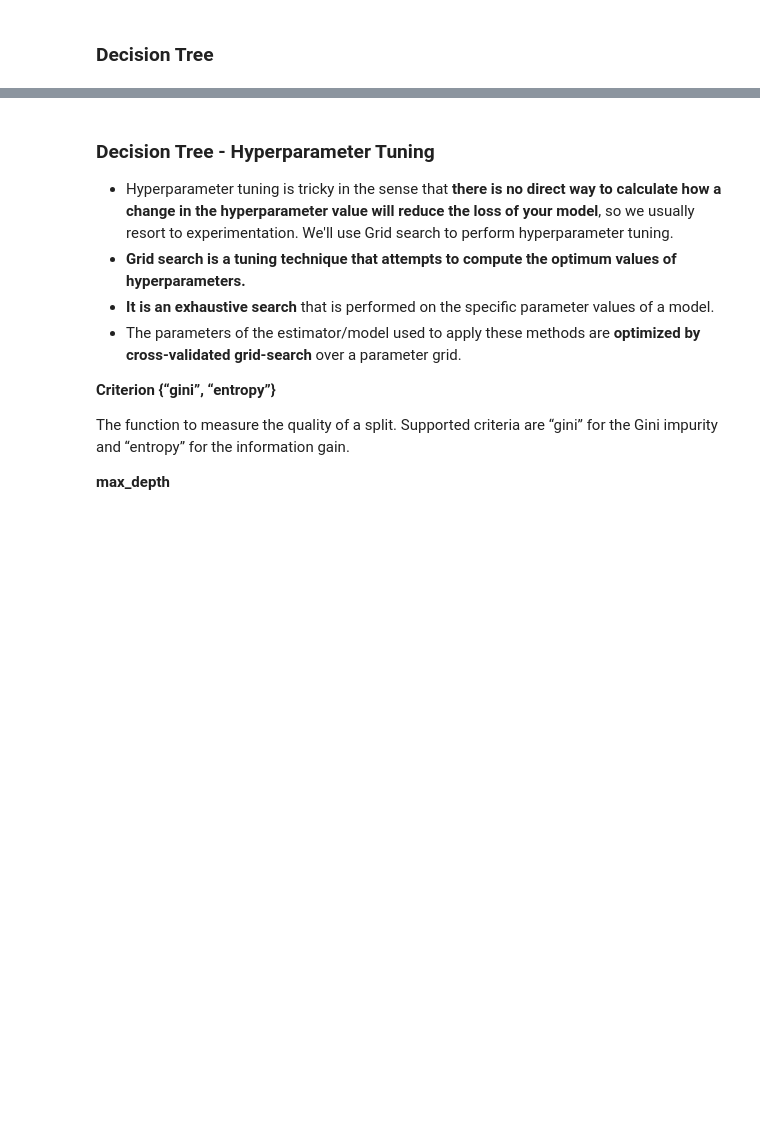
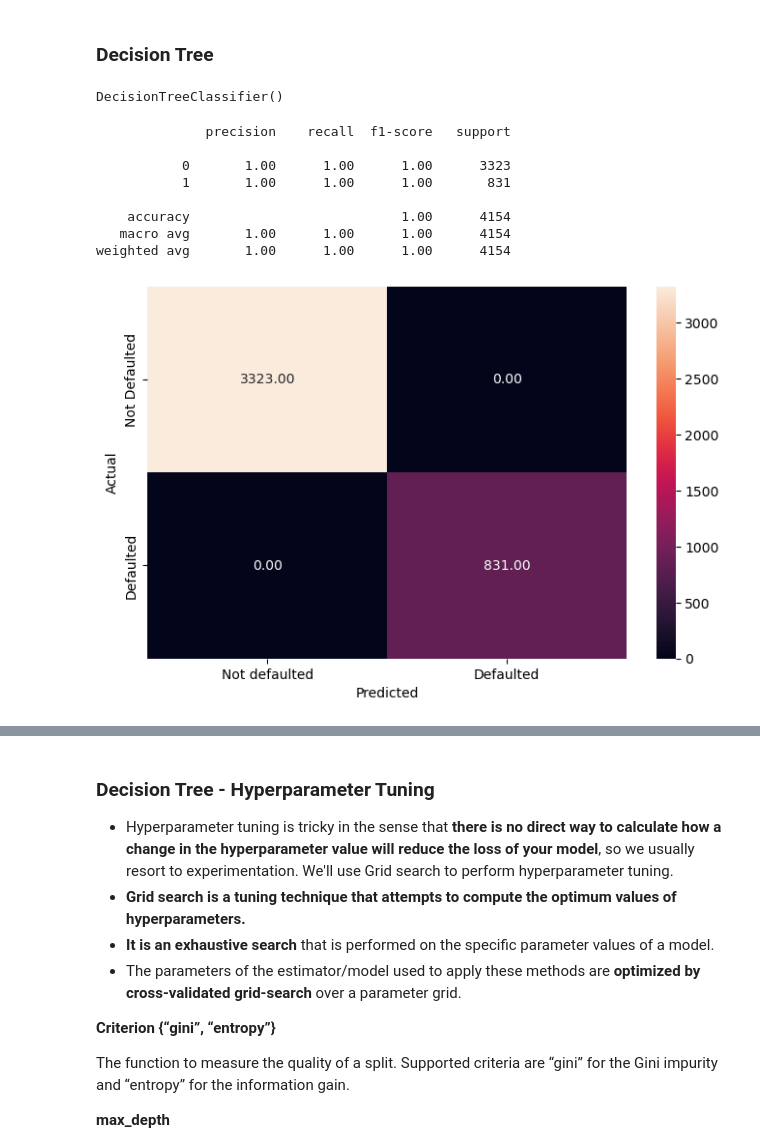
Before and after one commit to vmagar1729/analytiqbit, a Jupyter notebook: notebooks/Capstone_Project_Reference_Notebook_Loan_Default_Prediction_Full_Code.ipynb, the cells around one changed output, grey strips where cells are left out. Saved outputs shown, nothing was run; the diff lists cells and outputs as text; code cells hidden in the pictures; blank space fills up the shorter version.

Commit message:
Modeling for Decision tree - 1st iteration - complete

```diff
--- a/notebooks/Capstone_Project_Reference_Notebook_Loan_Default_Prediction_Full_Code.ipynb
+++ b/notebooks/Capstone_Project_Reference_Notebook_Loan_Default_Prediction_Full_Code.ipynb
@@ -1494,4 +1562,12 @@ weighted avg       0.83      0.82      0.76      1781
 # %%
 # Checking the performance on the training data
-pred_train_balanced = lg_balanced.predict_proba(X_scaled)
-default_model['prob_default'] = pred_train_balanced[:, 1]  # Add predictions to the original dataset
+pred_train_weighted = lg_weighted.predict_proba(X_scaled)
+default_model['prob_default'] = pred_train_weighted[:, 1]  # Add predictions to the original dataset
+# Calculate profit and loss for the tailored dataset
+
+profit, confidence = calculate_expected_with_confidence(default_model, 'loan_amount_approved')
+print("Total expected profit:", profit, 'with confidence of:', confidence)
+
+# Checking the performance on the training data
+y_pred_test_weighted = lg_weighted.predict(x_test)
+metrics_score(y_test, y_pred_test_weighted)
@@ -1545,7 +1623,6 @@ param_grid = {
 }
 
 # Define scoring metric
-scorer = make_scorer(precision_score)
 optimum = ['accuracy', 'f1', 'recall', 'precision', profit_scorer]
 
 for opt in optimum:
@@ -1574,15 +1651,14 @@ for opt in optimum:
     test_accuracy = best_model.score(x_test, y_test)
     print(f"{opt}:", grid_search.best_score_)
 
-    y_grid = best_model.predict(x_test)
-    metrics_score(y_test, y_grid)
-
     pred_train_best = best_model.predict_proba(X_scaled)
     default_model['prob_default'] = pred_train_best[:, 1] # Add predictions to the original dataset
 
-    result = calculate_expected(default_model, 'loan_amount_approved', 0.085)
+    profit, confidence = calculate_expected_with_confidence(default_model, 'loan_amount_approved')
+    print("Total expected profit:", profit, 'with confidence of:', confidence)
 
-    print("Total Profit:", result)
+    y_grid = best_model.predict(x_test)
+    metrics_score(y_test, y_grid)
 # %% [output]
 Fitting 5 folds for each of 240 candidates, totalling 1200 fits
 Best Parameters: {'C': 1, 'max_iter': 500, 'penalty': 'l1', 'solver': 'liblinear'}
@@ -1657,2 +1733,25 @@ Total Profit: 8016360.848775176
 # %% [markdown]
 ### Decision Tree
+# %%
+# Building decision tree model
+dt = DecisionTreeClassifier()
+# %%
+# Fitting decision tree model
+dt.fit(x_train, y_train)
+# %% [output]
+DecisionTreeClassifier()
+# %%
+# Checking performance on the training dataset
+y_train_pred_dt = dt.predict(x_train)
+
+metrics_score(y_train, y_train_pred_dt)
+# %% [output]
+              precision    recall  f1-score   support
+
+           0       1.00      1.00      1.00      3323
+           1       1.00      1.00      1.00       831
+
+    accuracy                           1.00      4154
+   macro avg       1.00      1.00      1.00      4154
+weighted avg       1.00      1.00      1.00      4154
+[figure, added]
```
Also changed, not shown: parts of 19 cells of this notebook, 1 other file.
